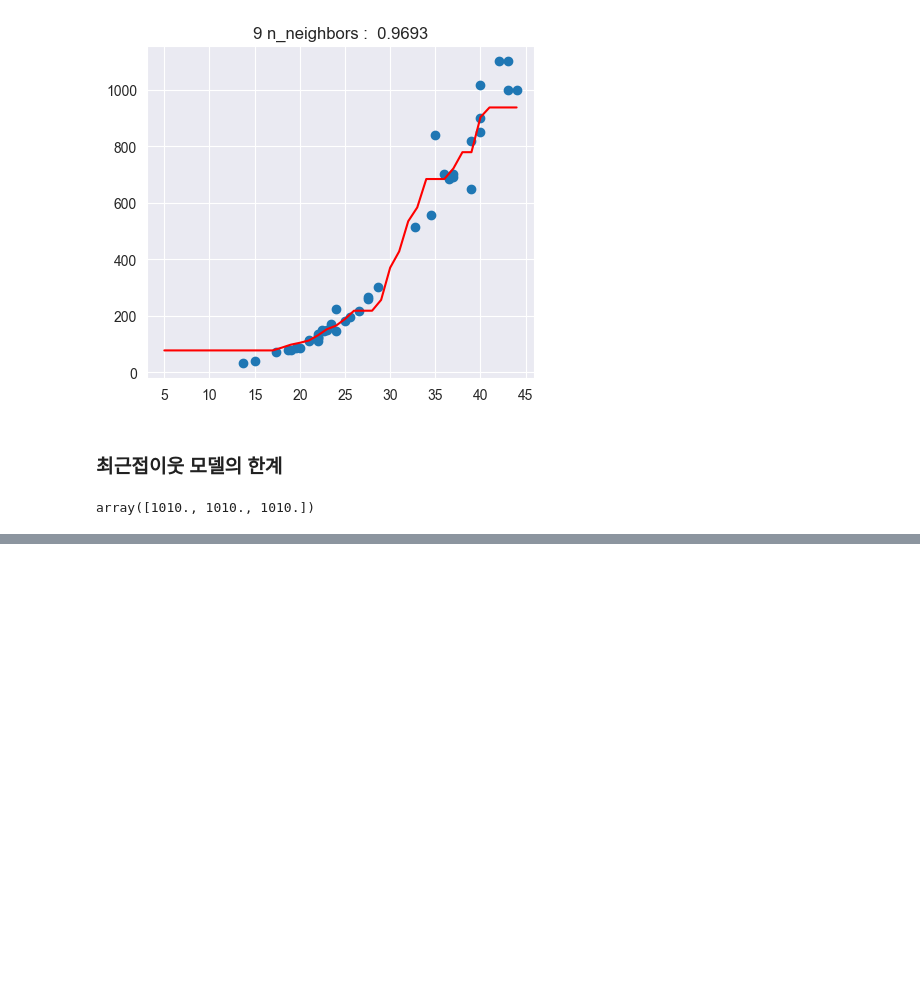
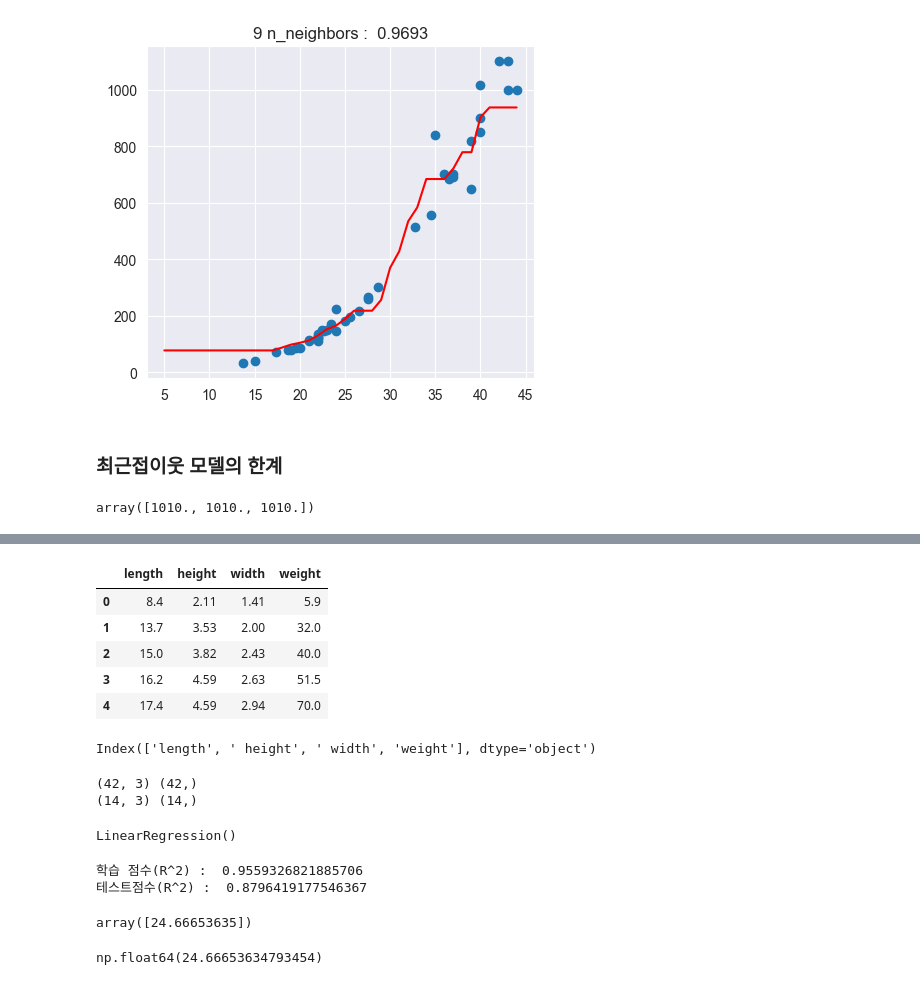
Before and after one commit to joomong0620/machine_learning, a Jupyter notebook: 01_overview/02_regression_overview.ipynb, the cells around one changed output, grey strips where cells are left out. Drawn from its saved outputs; the diff is of its cells as text; code cells hidden in the pictures; blank space fills up the shorter version.

```diff
--- a/01_overview/02_regression_overview.ipynb
+++ b/01_overview/02_regression_overview.ipynb
@@ -176,0 +267,72 @@ plt.show()
+# %%
+perch_df = pd.read_csv('data/perch_full.csv')
+
+perch_weight = np.array(
+    [5.9, 32.0, 40.0, 51.5, 70.0, 100.0, 78.0, 80.0, 85.0, 85.0,
+     110.0, 115.0, 125.0, 130.0, 120.0, 120.0, 130.0, 135.0, 110.0,
+     130.0, 150.0, 145.0, 150.0, 170.0, 225.0, 145.0, 188.0, 180.0,
+     197.0, 218.0, 300.0, 260.0, 265.0, 250.0, 250.0, 300.0, 320.0,
+     514.0, 556.0, 840.0, 685.0, 700.0, 700.0, 690.0, 900.0, 650.0,
+     820.0, 850.0, 900.0, 1015.0, 820.0, 1100.0, 1000.0, 1100.0,
+     1000.0, 1000.0]
+)
+
+perch_df['weight'] = perch_weight
+perch_df.head()
+# %% [output]
+|  | length | height | width | weight |
+| 0 | 8.4 | 2.11 | 1.41 | 5.9 |
+| 1 | 13.7 | 3.53 | 2.00 | 32.0 |
+| 2 | 15.0 | 3.82 | 2.43 | 40.0 |
+| 3 | 16.2 | 4.59 | 2.63 | 51.5 |
+| 4 | 17.4 | 4.59 | 2.94 | 70.0 |
+# %%
+# 컬럼 확인
+perch_df.columns
+# %% [output]
+Index(['length', ' height', ' width', 'weight'], dtype='object')
+# %%
+# 데이터 준비
+X = perch_df[['length', ' height', ' width']].to_numpy()
+y = perch_df['weight'].to_numpy()
+
+# 학습/테스트 셋 분리
+X_train, X_test, y_train, y_test = train_test_split(X, y, random_state=42)
+
+print(X_train.shape, y_train.shape)
+print(X_test.shape, y_test.shape)
+# %% [output]
+(42, 3) (42,)
+(14, 3) (14,)
+# %%
+# 모델 생성 및 학습
+lin_reg = LinearRegression()
+lin_reg.fit(X_train, y_train) # 적절한 회귀계수 3개, 절편을 찾음
+# %% [output]
+LinearRegression()
+# %%
+# 평가 및 예측
+print('학습 점수(R^2) : ', lin_reg.score(X_train, y_train))
+print('테스트점수(R^2) : ', lin_reg.score(X_test, y_test))
+
+pred = lin_reg.predict([[20, 5, 2.5]])
+pred
+# %% [output]
+학습 점수(R^2) :  0.9559326821885706
+테스트점수(R^2) :  0.8796419177546367
+array([24.66653635])
+# %%
+# 회귀계수, 절편 확인
+coef = lin_reg.coef_
+intercept = lin_reg.intercept_
+coef, intercept
+
+# 직접 계산
+input = [20, 5, 2.5]
+# y = w1*x1 + w2*x2 + w3*x3 + b
+# output = coef[0] * input[0] + coef[1] * input[1] + coef[2] * input[2] + intercept
+# 식을 이렇게 늘여뜨려서 하는 게 번거롭다 => 행렬곱셈을 이용해서 계산해줄 수 있다.
+output = np.dot(input, coef) + intercept # 행렬 곱셈 / 절편만 더해주면 된다.
+output
+# %% [output]
+np.float64(24.66653634793454)
```
Also changed, not shown: parts of 14 cells of this notebook, 3 other files.
